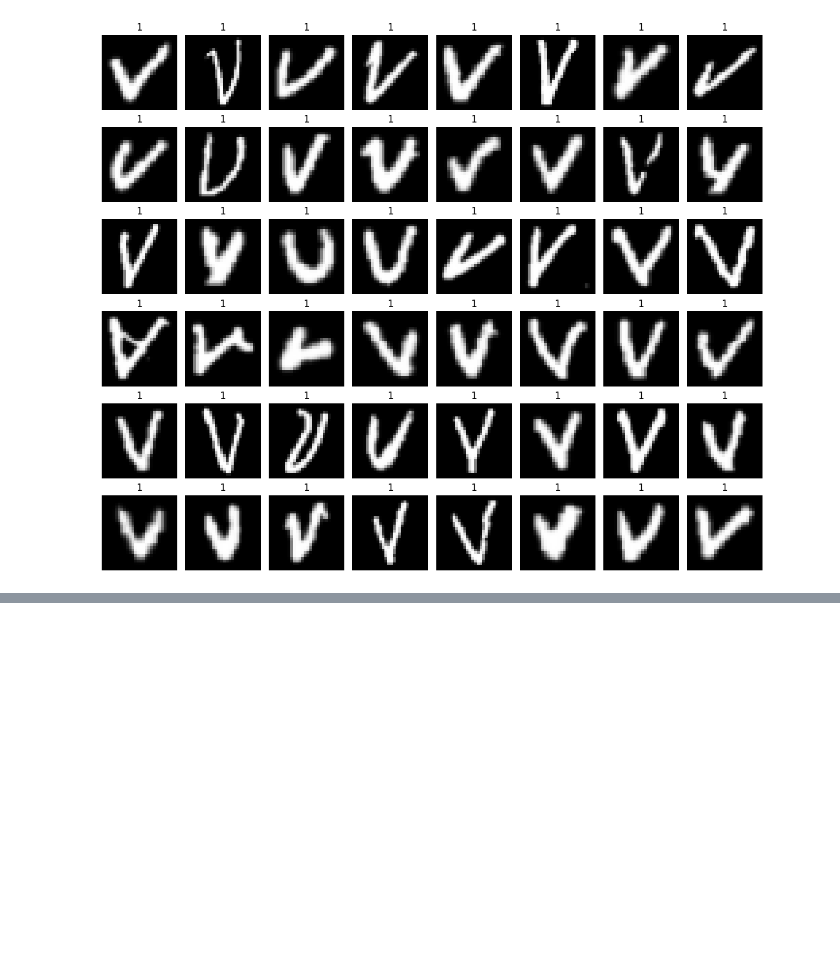
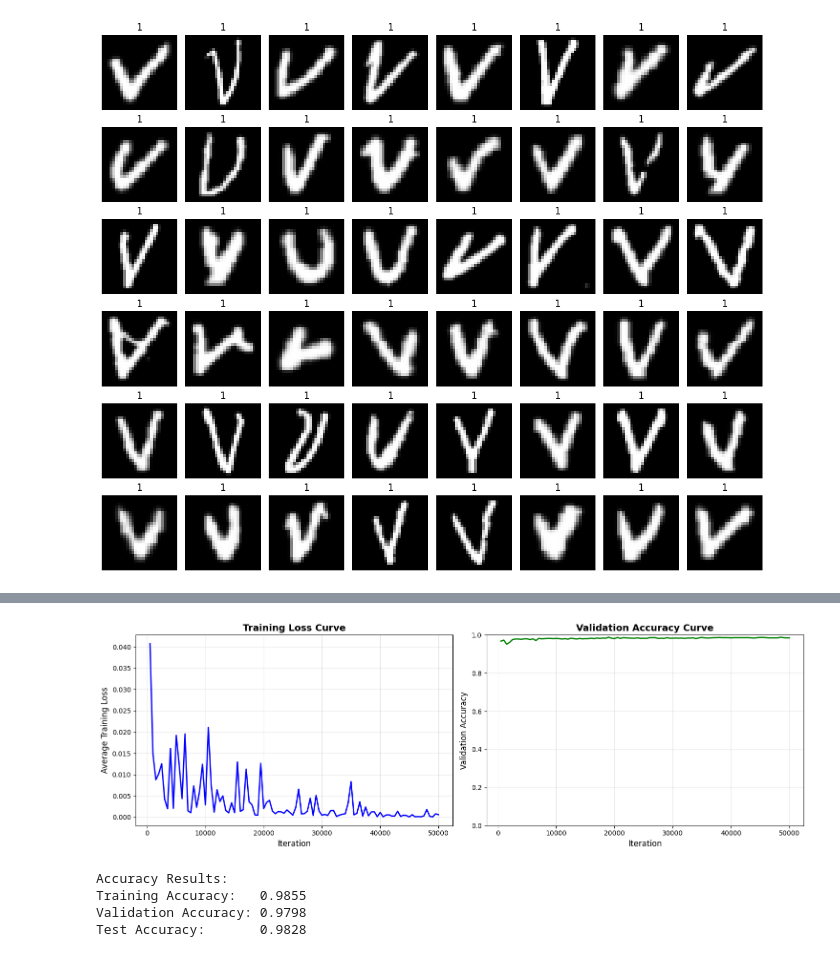
Before and after one commit to DeeJaySarkar/DeepLearning, a Jupyter notebook: Assignment_1.ipynb, the cells around one changed output, grey strips where cells are left out. Drawn from its saved outputs; the diff is of its cells as text; code cells hidden in the pictures; blank space fills up the shorter version.

```diff
--- a/Assignment_1.ipynb
+++ b/Assignment_1.ipynb
@@ -406,0 +550,39 @@ plot_grid(x_binary, y_binary, n=3300)
+# %%
+# Plot training curves
+fig, axes = plt.subplots(1, 2, figsize=(15, 5))
+
+# Plot 1: Training Loss
+axes[0].plot(iters, losses, 'b-', linewidth=2)
+axes[0].set_xlabel('Iteration', fontsize=12)
+axes[0].set_ylabel('Average Training Loss', fontsize=12)
+axes[0].set_title('Training Loss Curve', fontsize=14, fontweight='bold')
+axes[0].grid(True, alpha=0.3)
+
+# Plot 2: Validation Accuracy
+axes[1].plot(iters, val_accs, 'g-', linewidth=2)
+axes[1].set_xlabel('Iteration', fontsize=12)
+axes[1].set_ylabel('Validation Accuracy', fontsize=12)
+axes[1].set_title('Validation Accuracy Curve', fontsize=14, fontweight='bold')
+axes[1].grid(True, alpha=0.3)
+axes[1].set_ylim([0, 1])
+
+plt.tight_layout()
+plt.show()
+plt.close(fig)
+# %% [output]
+[figure, added]
+# %%
+# Evaluate on all sets
+y_train_pred_letters, y_train_prob_letters = predict_nn(X_train_letters, W1_letters, b1_letters, W2_letters, b2_letters)
+y_val_pred_letters, y_val_prob_letters = predict_nn(X_val_letters, W1_letters, b1_letters, W2_letters, b2_letters)
+y_test_pred_letters, y_test_prob_letters = predict_nn(X_test_letters, W1_letters, b1_letters, W2_letters, b2_letters)
+
+print(f"\nAccuracy Results:")
+print(f"Training Accuracy:   {accuracy(y_train_letters, y_train_pred_letters):.4f}")
+print(f"Validation Accuracy: {accuracy(y_val_letters, y_val_pred_letters):.4f}")
+print(f"Test Accuracy:       {accuracy(y_test_letters, y_test_pred_letters):.4f}")
+# %% [output]
+Accuracy Results:
+Training Accuracy:   0.9855
+Validation Accuracy: 0.9798
+Test Accuracy:       0.9828
```
Also changed, not shown: parts of 29 cells of this notebook.
